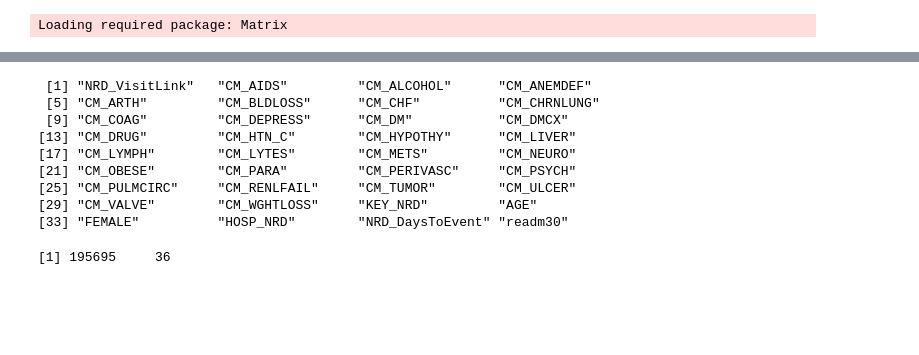
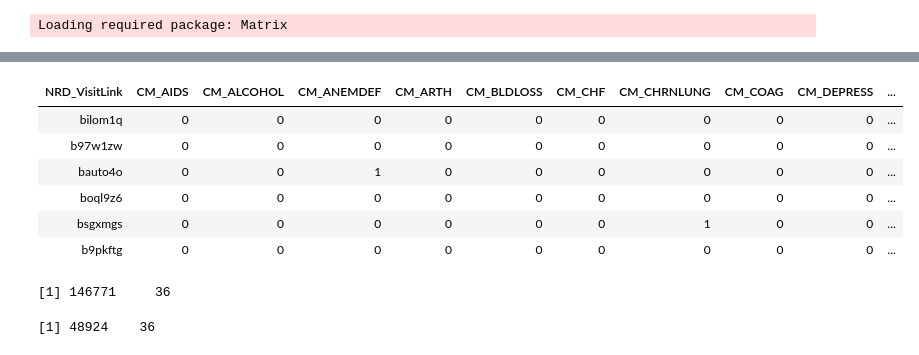
Before and after one commit to wenshuoliu/DLproj, a Jupyter notebook: NRD/Mixed_effects_logistic.ipynb, the cells around one changed output, grey strips where cells are left out. Drawn from its saved outputs; the diff is of its cells as text; code cells hidden in the pictures; blank space fills up the shorter version.

```diff
--- a/NRD/Mixed_effects_logistic.ipynb
+++ b/NRD/Mixed_effects_logistic.ipynb
@@ -7,14 +7,7 @@ Loading required package: Matrix
 # %%
 path <- '/nfs/turbo/intmed-bnallamo-turbo/wsliu/Data/NRD/'
 # %%
-dat <- read.csv(file = paste0(path, 'cohorts/ami/patients_first.csv'))
+train.df <- read.csv(file = paste0(path, 'cohorts/ami/comorb_train.csv'))
+test.df <- read.csv(file = paste0(path, 'cohorts/ami/comorb_test.csv'))
 # %%
 comorbs <- c('CM_AIDS', 'CM_ALCOHOL', 'CM_ANEMDEF', 'CM_ARTH', 'CM_BLDLOSS', 'CM_CHF', 'CM_CHRNLUNG', 'CM_COAG', 'CM_DEPRESS', 'CM_DM', 'CM_DMCX', 'CM_DRUG', 'CM_HTN_C', 'CM_HYPOTHY', 'CM_LIVER', 'CM_LYMPH', 'CM_LYTES', 'CM_METS', 'CM_NEURO', 'CM_OBESE', 'CM_PARA', 'CM_PERIVASC', 'CM_PSYCH', 'CM_PULMCIRC', 'CM_RENLFAIL', 'CM_TUMOR', 'CM_ULCER', 'CM_VALVE', 'CM_WGHTLOSS')
-# %%
-dat$HOSP_NRD <- as.factor(dat$HOSP_NRD)
-dat$FEMALE <- as.factor(dat$FEMALE)
-for(c in comorbs){
-    dat[ , c] <- as.factor(dat[ , c])
-}
-
-dat$readm30 <- as.numeric(dat$readm30) - 1
@@ -31,16 +13,0 @@ head(dat)
-# %%
-colnames(dat)
-# %% [output]
- [1] "NRD_VisitLink"   "CM_AIDS"         "CM_ALCOHOL"      "CM_ANEMDEF"
- [5] "CM_ARTH"         "CM_BLDLOSS"      "CM_CHF"          "CM_CHRNLUNG"
- [9] "CM_COAG"         "CM_DEPRESS"      "CM_DM"           "CM_DMCX"
-[13] "CM_DRUG"         "CM_HTN_C"        "CM_HYPOTHY"      "CM_LIVER"
-[17] "CM_LYMPH"        "CM_LYTES"        "CM_METS"         "CM_NEURO"
-[21] "CM_OBESE"        "CM_PARA"         "CM_PERIVASC"     "CM_PSYCH"
-[25] "CM_PULMCIRC"     "CM_RENLFAIL"     "CM_TUMOR"        "CM_ULCER"
-[29] "CM_VALVE"        "CM_WGHTLOSS"     "KEY_NRD"         "AGE"
-[33] "FEMALE"          "HOSP_NRD"        "NRD_DaysToEvent" "readm30"
-# %%
-dim(dat)
-# %% [output]
-[1] 195695     36
@@ -54,3 +14,32 @@ test_dat <- dat[-train_idx, ]
+# %%
+train.df$HOSP_NRD <- as.factor(train.df$HOSP_NRD)
+test.df$HOSP_NRD <- as.factor(test.df$HOSP_NRD)
+
+train.df$FEMALE <- as.factor(train.df$FEMALE)
+test.df$FEMALE <- as.factor(test.df$FEMALE)
+for(c in comorbs){
+    train.df[ , c] <- as.factor(train.df[ , c])
+    test.df[ , c] <- as.factor(test.df[ , c])
+}
+
+train.df$readm30 <- as.numeric(train.df$readm30) - 1
+test.df$readm30 <- as.numeric(test.df$readm30) - 1
+# %%
+head(train.df)
+# %% [output]
+| NRD_VisitLink | CM_AIDS | CM_ALCOHOL | CM_ANEMDEF | CM_ARTH | CM_BLDLOSS | CM_CHF | CM_CHRNLUNG | CM_COAG | CM_DEPRESS | ... |
+| bilom1q | 0 | 0 | 0 | 0 | 0 | 0 | 0 | 0 | 0 | ... |
+| b97w1zw | 0 | 0 | 0 | 0 | 0 | 0 | 0 | 0 | 0 | ... |
+| bauto4o | 0 | 0 | 1 | 0 | 0 | 0 | 0 | 0 | 0 | ... |
+| boql9z6 | 0 | 0 | 0 | 0 | 0 | 0 | 0 | 0 | 0 | ... |
+| bsgxmgs | 0 | 0 | 0 | 0 | 0 | 0 | 1 | 0 | 0 | ... |
+| b9pkftg | 0 | 0 | 0 | 0 | 0 | 0 | 0 | 0 | 0 | ... |
+# %%
+dim(train.df)
+dim(test.df)
+# %% [output]
+[1] 146771     36
+[1] 48924    36
 # %%
 result <- glmer(readm30 ~ CM_AIDS + CM_ALCOHOL + CM_ANEMDEF + CM_ARTH + CM_BLDLOSS + CM_CHF + CM_CHRNLUNG + CM_COAG +
                 CM_DEPRESS + CM_DM + CM_DMCX + CM_DRUG + CM_HTN_C + CM_HYPOTHY + CM_LIVER + CM_LYMPH + CM_LYTES + CM_METS +
```
Also changed, not shown: parts of 9 cells of this notebook, 2 other files.
